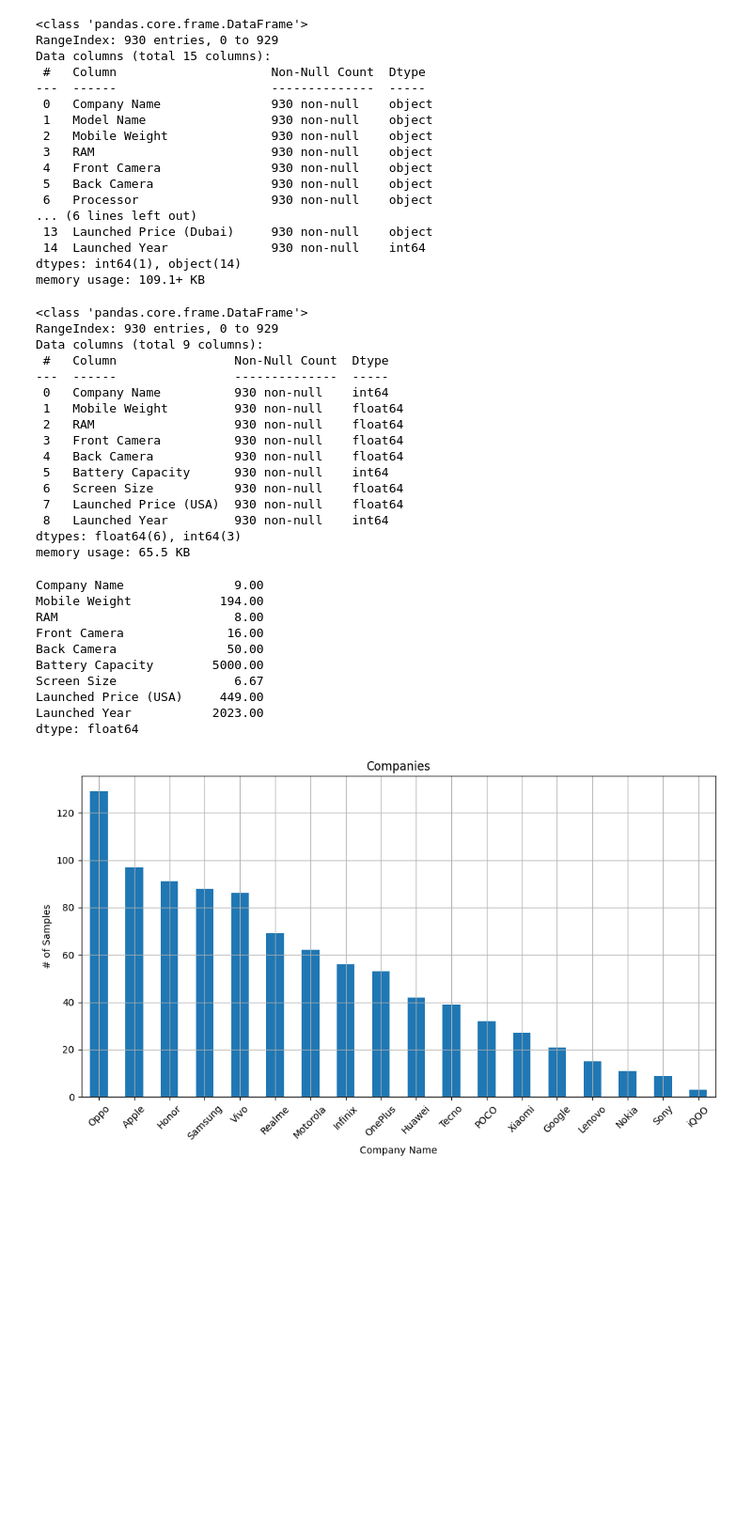
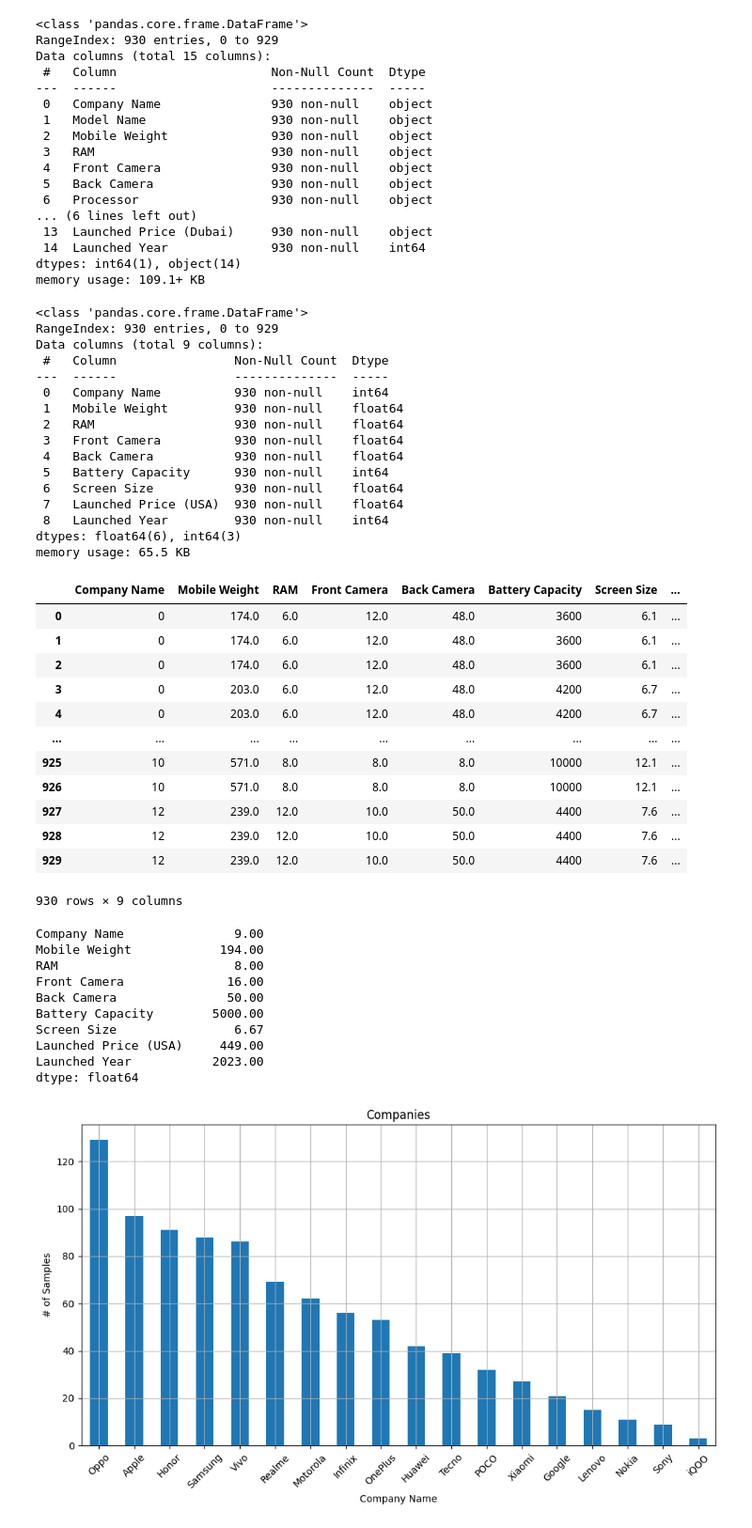
Before and after one commit to AllHailTheSheep/CIS3715, a Jupyter notebook: final/final.ipynb, the cells around one changed output. Shown at 94% size. Saved outputs shown, nothing was run; the diff lists cells and outputs as text; code cells hidden in the pictures; blank space fills up the shorter version.

```diff
--- a/final/final.ipynb
+++ b/final/final.ipynb
@@ -75,44 +75,57 @@ ppdf = ppdf.drop(['Model Name', 'Processor'], axis=1) # these provide no help in
 companyLE = LabelEncoder()
 ppdf['Company Name'] = companyLE.fit_transform(ppdf['Company Name'])
 
 
 # modelLE = LabelEncoder()
 # ppdf['Model Name'] = modelLE.fit_transform(ppdf['Model Name'])
 
 # processorLE = LabelEncoder()
 # ppdf['Processor'] = processorLE.fit_transform(ppdf['Processor'])
 
 ppdf.info()
-#df.head()
+display(ppdf)
 ppdf.median(numeric_only=True)
 #df.mean(numeric_only=True)
 # %% [output]
 <class 'pandas.core.frame.DataFrame'>
 RangeIndex: 930 entries, 0 to 929
 Data columns (total 9 columns):
  #   Column                Non-Null Count  Dtype
 ---  ------                --------------  -----
  0   Company Name          930 non-null    int64
  1   Mobile Weight         930 non-null    float64
  2   RAM                   930 non-null    float64
  3   Front Camera          930 non-null    float64
  4   Back Camera           930 non-null    float64
  5   Battery Capacity      930 non-null    int64
  6   Screen Size           930 non-null    float64
  7   Launched Price (USA)  930 non-null    float64
  8   Launched Year         930 non-null    int64
 dtypes: float64(6), int64(3)
 memory usage: 65.5 KB
+|  | Company Name | Mobile Weight | RAM | Front Camera | Back Camera | Battery Capacity | Screen Size | ... |
+| 0 | 0 | 174.0 | 6.0 | 12.0 | 48.0 | 3600 | 6.1 | ... |
+| 1 | 0 | 174.0 | 6.0 | 12.0 | 48.0 | 3600 | 6.1 | ... |
+| 2 | 0 | 174.0 | 6.0 | 12.0 | 48.0 | 3600 | 6.1 | ... |
+| 3 | 0 | 203.0 | 6.0 | 12.0 | 48.0 | 4200 | 6.7 | ... |
+| 4 | 0 | 203.0 | 6.0 | 12.0 | 48.0 | 4200 | 6.7 | ... |
+| ... | ... | ... | ... | ... | ... | ... | ... | ... |
+| 925 | 10 | 571.0 | 8.0 | 8.0 | 8.0 | 10000 | 12.1 | ... |
+| 926 | 10 | 571.0 | 8.0 | 8.0 | 8.0 | 10000 | 12.1 | ... |
+| 927 | 12 | 239.0 | 12.0 | 10.0 | 50.0 | 4400 | 7.6 | ... |
+| 928 | 12 | 239.0 | 12.0 | 10.0 | 50.0 | 4400 | 7.6 | ... |
+| 929 | 12 | 239.0 | 12.0 | 10.0 | 50.0 | 4400 | 7.6 | ... |
-Company Name               9.00
-Mobile Weight            194.00
-RAM                        8.00
-Front Camera              16.00
-Back Camera               50.00
-Battery Capacity        5000.00
-Screen Size                6.67
-Launched Price (USA)     449.00
-Launched Year           2023.00
-dtype: float64
+930 rows × 9 columns
+Company Name               9.00
+Mobile Weight            194.00
+RAM                        8.00
+Front Camera              16.00
+Back Camera               50.00
+Battery Capacity        5000.00
+Screen Size                6.67
+Launched Price (USA)     449.00
+Launched Year           2023.00
+dtype: float64
 # %%
 # DATA VISUALIZATION
 
```
Also changed, not shown: parts of 3 cells of this notebook, 3 other files.
